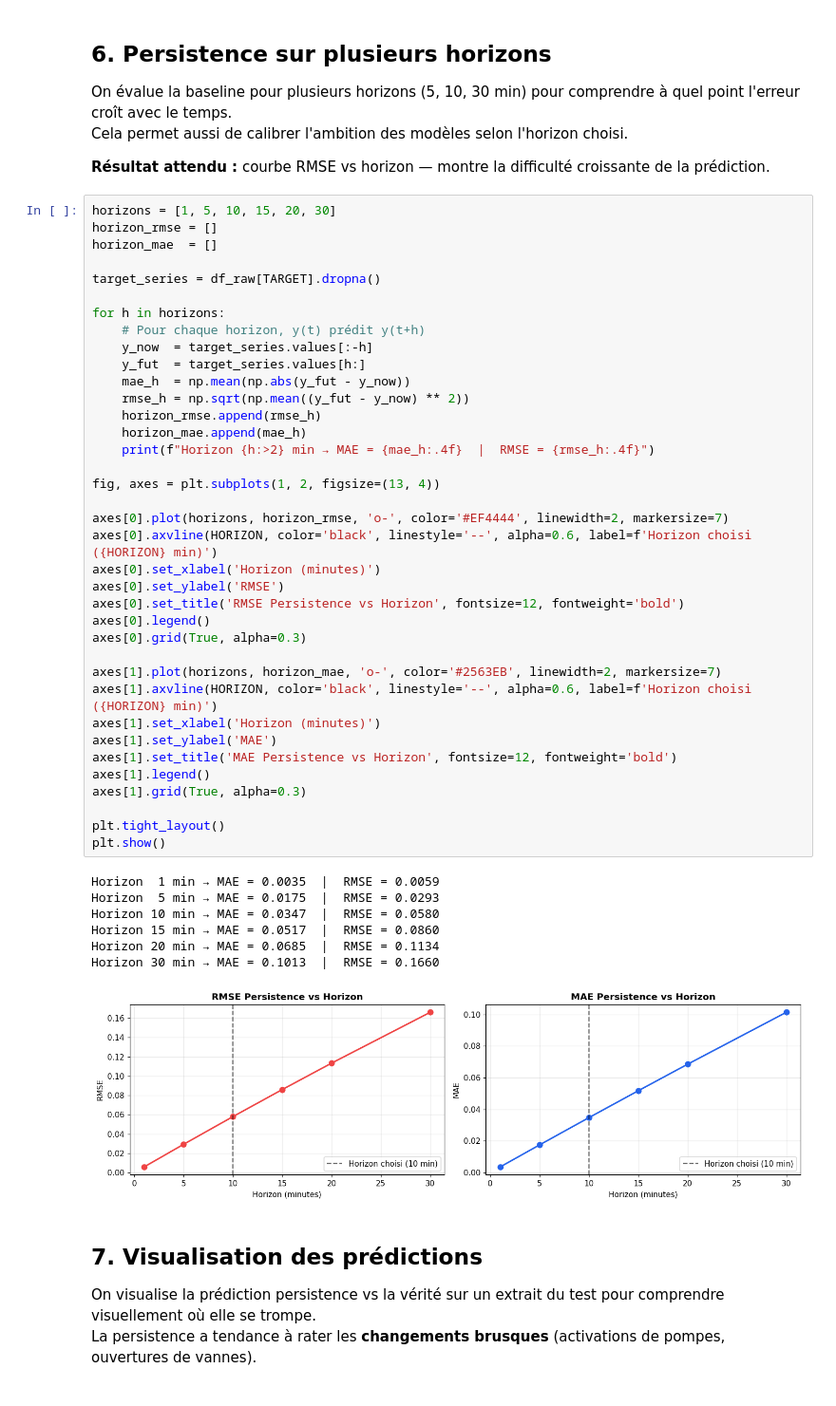
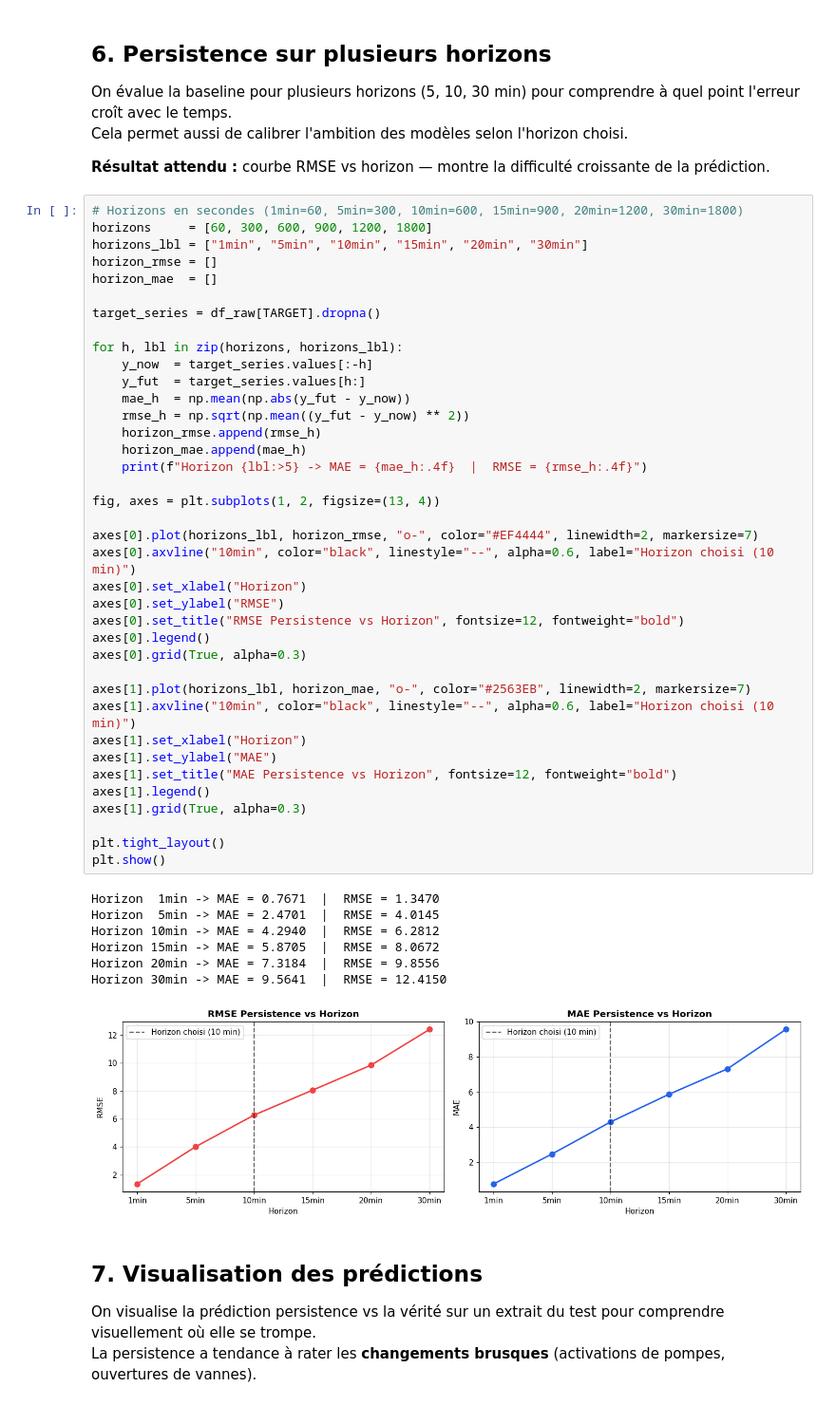
Before and after one commit to brmuloot/Actemium, a Jupyter notebook: baseline.ipynb, the cells around one changed output. Shown at 95% size. Saved outputs shown, nothing was run; the diff lists cells and outputs as text.

```diff
--- a/baseline.ipynb
+++ b/baseline.ipynb
@@ -172,50 +169,51 @@ Cela permet aussi de calibrer l'ambition des modèles selon l'horizon choisi.
 
 **Résultat attendu :** courbe RMSE vs horizon — montre la difficulté croissante de la prédiction.
 # %%
-horizons = [1, 5, 10, 15, 20, 30]
+# Horizons en secondes (1min=60, 5min=300, 10min=600, 15min=900, 20min=1200, 30min=1800)
+horizons     = [60, 300, 600, 900, 1200, 1800]
+horizons_lbl = ["1min", "5min", "10min", "15min", "20min", "30min"]
 horizon_rmse = []
 horizon_mae  = []
 
 target_series = df_raw[TARGET].dropna()
 
-for h in horizons:
-    # Pour chaque horizon, y(t) prédit y(t+h)
+for h, lbl in zip(horizons, horizons_lbl):
     y_now  = target_series.values[:-h]
     y_fut  = target_series.values[h:]
     mae_h  = np.mean(np.abs(y_fut - y_now))
     rmse_h = np.sqrt(np.mean((y_fut - y_now) ** 2))
     horizon_rmse.append(rmse_h)
     horizon_mae.append(mae_h)
-    print(f"Horizon {h:>2} min → MAE = {mae_h:.4f}  |  RMSE = {rmse_h:.4f}")
+    print(f"Horizon {lbl:>5} -> MAE = {mae_h:.4f}  |  RMSE = {rmse_h:.4f}")
 
 fig, axes = plt.subplots(1, 2, figsize=(13, 4))
 
-axes[0].plot(horizons, horizon_rmse, 'o-', color='#EF4444', linewidth=2, markersize=7)
-axes[0].axvline(HORIZON, color='black', linestyle='--', alpha=0.6, label=f'Horizon choisi ({HORIZON} min)')
-axes[0].set_xlabel('Horizon (minutes)')
-axes[0].set_ylabel('RMSE')
-axes[0].set_title('RMSE Persistence vs Horizon', fontsize=12, fontweight='bold')
+axes[0].plot(horizons_lbl, horizon_rmse, "o-", color="#EF4444", linewidth=2, markersize=7)
+axes[0].axvline("10min", color="black", linestyle="--", alpha=0.6, label="Horizon choisi (10 min)")
+axes[0].set_xlabel("Horizon")
+axes[0].set_ylabel("RMSE")
+axes[0].set_title("RMSE Persistence vs Horizon", fontsize=12, fontweight="bold")
 axes[0].legend()
 axes[0].grid(True, alpha=0.3)
 
-axes[1].plot(horizons, horizon_mae, 'o-', color='#2563EB', linewidth=2, markersize=7)
-axes[1].axvline(HORIZON, color='black', linestyle='--', alpha=0.6, label=f'Horizon choisi ({HORIZON} min)')
-axes[1].set_xlabel('Horizon (minutes)')
-axes[1].set_ylabel('MAE')
-axes[1].set_title('MAE Persistence vs Horizon', fontsize=12, fontweight='bold')
+axes[1].plot(horizons_lbl, horizon_mae, "o-", color="#2563EB", linewidth=2, markersize=7)
+axes[1].axvline("10min", color="black", linestyle="--", alpha=0.6, label="Horizon choisi (10 min)")
+axes[1].set_xlabel("Horizon")
+axes[1].set_ylabel("MAE")
+axes[1].set_title("MAE Persistence vs Horizon", fontsize=12, fontweight="bold")
 axes[1].legend()
 axes[1].grid(True, alpha=0.3)
 
 plt.tight_layout()
 plt.show()
 # %% [output]
-Horizon  1 min → MAE = 0.0035  |  RMSE = 0.0059
-Horizon  5 min → MAE = 0.0175  |  RMSE = 0.0293
-Horizon 10 min → MAE = 0.0347  |  RMSE = 0.0580
-Horizon 15 min → MAE = 0.0517  |  RMSE = 0.0860
-Horizon 20 min → MAE = 0.0685  |  RMSE = 0.1134
-Horizon 30 min → MAE = 0.1013  |  RMSE = 0.1660
+Horizon  1min -> MAE = 0.7671  |  RMSE = 1.3470
+Horizon  5min -> MAE = 2.4701  |  RMSE = 4.0145
+Horizon 10min -> MAE = 4.2940  |  RMSE = 6.2812
+Horizon 15min -> MAE = 5.8705  |  RMSE = 8.0672
+Horizon 20min -> MAE = 7.3184  |  RMSE = 9.8556
+Horizon 30min -> MAE = 9.5641  |  RMSE = 12.4150
-[figure, old version]
+[figure, new version]
 # %% [markdown]
 ## 7. Visualisation des prédictions
 
```
Also changed, not shown: parts of 8 cells of this notebook, 26 other files.
